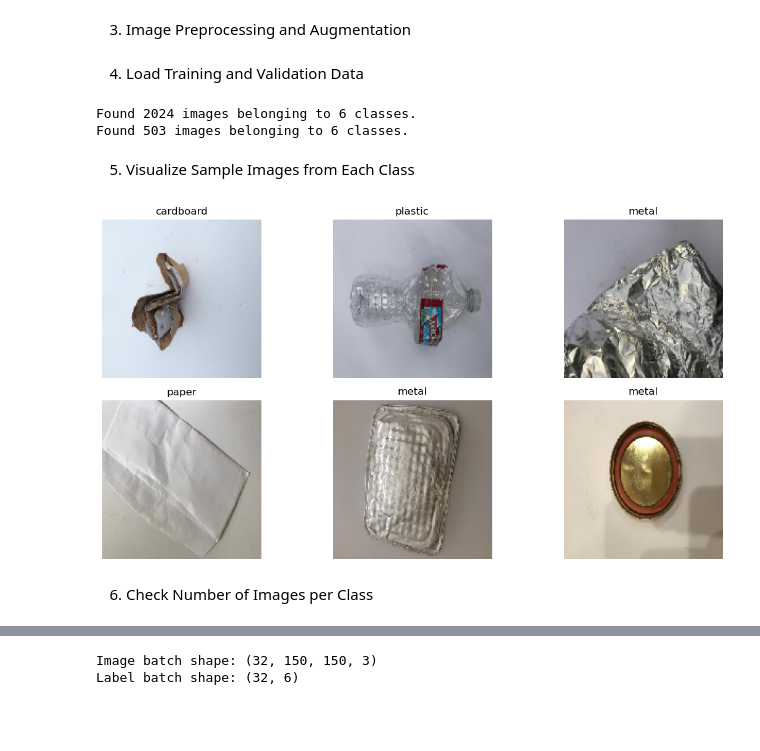
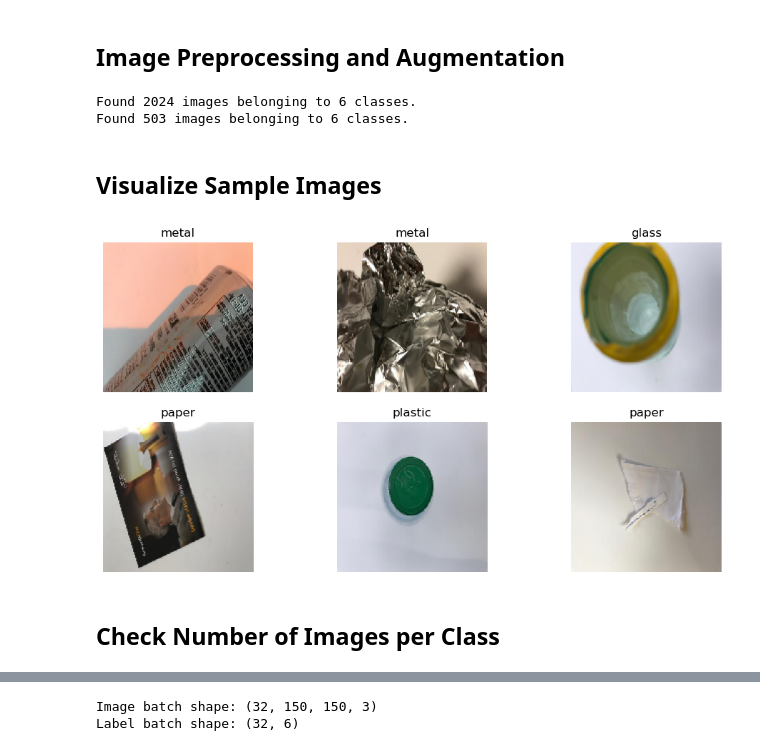
Before and after one commit to divy686/Week-1, a Jupyter notebook: notebook.ipynb, the cells around one changed output, grey strips where cells are left out. Cells and saved outputs as stored; diff of their text form; code cells hidden in the pictures; blank space fills up the shorter version.

```diff
--- a/notebook.ipynb
+++ b/notebook.ipynb
@@ -18,4 +14,4 @@ data_dir = 'data/garbage_images'
 img_height, img_width = 150, 150
 batch_size = 32
 # %% [markdown]
-3. Image Preprocessing and Augmentation
+## Image Preprocessing and Augmentation
@@ -27,3 +18 @@ datagen = ImageDataGenerator(
-# %% [markdown]
-4. Load Training and Validation Data
 # %%
@@ -48,21 +40,19 @@ class_names = list(train_data.class_indices.keys())
 Found 2024 images belonging to 6 classes.
 Found 503 images belonging to 6 classes.
 # %% [markdown]
-5. Visualize Sample Images from Each Class
+## Visualize Sample Images
 # %%
+class_names = list(train_data.class_indices.keys())
+
 plt.figure(figsize=(12, 6))
-
-images, labels = next(train_data)  # Get one batch
-
-for i in range(6):  # Show first 6 images
-    ax = plt.subplot(2, 3, i + 1)
-    plt.imshow(images[i])
-    plt.title(class_names[np.argmax(labels[i])])
-    plt.axis("off")
-
-plt.tight_layout()
-plt.show()
+for images, labels in train_data:
+    for i in range(6):
+        ax = plt.subplot(2, 3, i + 1)
+        plt.imshow(images[i])
+        plt.title(class_names[np.argmax(labels[i])])
+        plt.axis("off")
+    break
 # %% [output]
-[figure, old version]
+[figure, new version]
 # %% [markdown]
- 6. Check Number of Images per Class
+## Check Number of Images per Class
```
Also changed, not shown: parts of 34 cells of this notebook.
